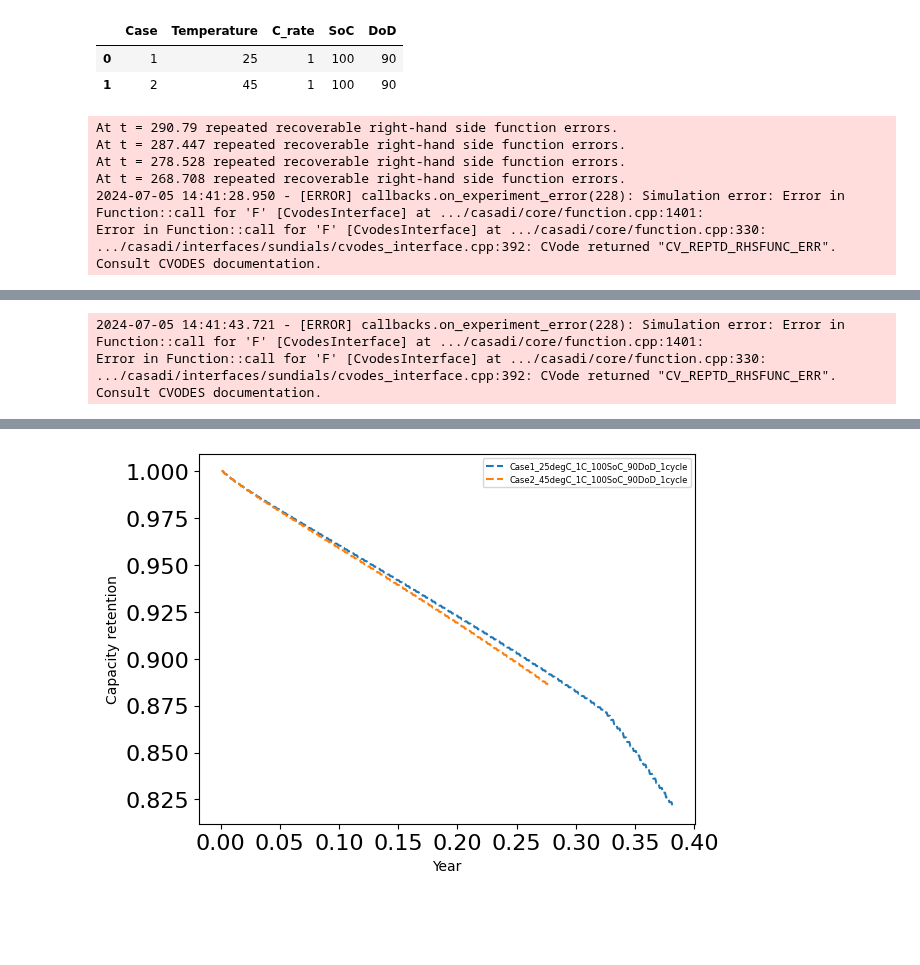
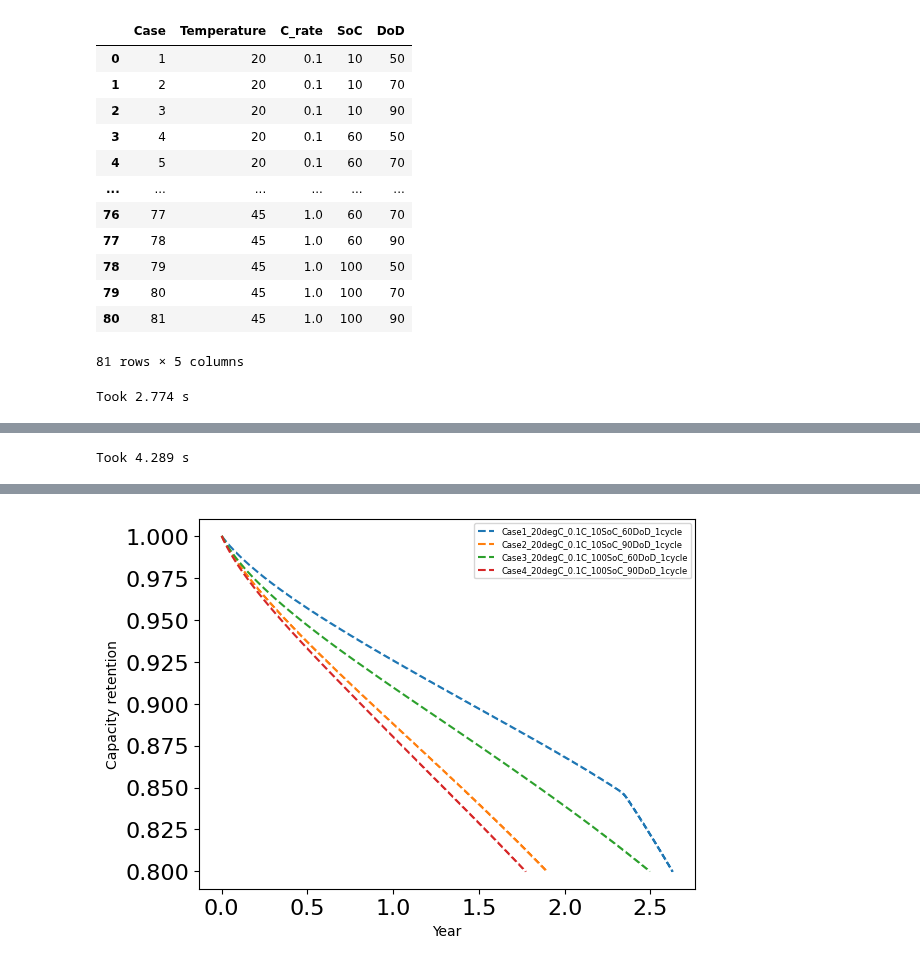
Before and after one commit to ganmadche/PyBaMMlocal, a Jupyter notebook: wip/ageingstudies.ipynb, the cells around one changed output, grey strips where cells are left out. Cells and saved outputs as stored; diff of their text form; code cells hidden in the pictures; blank space fills up the shorter version.

Commit message:
good total model

```diff
--- a/wip/ageingstudies.ipynb
+++ b/wip/ageingstudies.ipynb
@@ -123,8 +123,8 @@ def volume_change_Ai2020(sto, c_s_max):
 # %%
 # LAM parameters update
 
-parameter_values.update({"Positive electrode LAM constant proportional term [s-1]": 0.01/3600,
-                         "Negative electrode LAM constant proportional term [s-1]": 0.15/3600,
+parameter_values.update({"Positive electrode LAM constant proportional term [s-1]": 0.1/3600,
+                         "Negative electrode LAM constant proportional term [s-1]": 0.5/3600,
 
                          "Positive electrode LAM constant exponential term": 2.0*1.1,
                          "Negative electrode critical stress [Pa]": 60000000.0*1,
@@ -188,22 +188,32 @@ parameter_values.update({"Typical plated lithium concentration [mol.m-3]": 1000.
 from itertools import product
 
 
-temp_list = [25, 45]
-crate_list = [1]
-soc_list = [100]
-dod_list = [ 90] #60, 70,
+temp_list = [20, 25, 45] #25,
+crate_list = [0.1,0.3, 1] #,
+soc_list = [10, 60, 100] #,
+dod_list = [50, 70, 90] #60, 70,
 
 all_cases = list(product(temp_list, crate_list, soc_list, dod_list))
 
 df = pd.DataFrame(all_cases,columns = ["Temperature", "C_rate", "SoC", "DoD"])
 df.insert(0, "Case", range(1, len(df)+1))
-#df.to_csv(f"{current_directory}/ageingresults/Cases_for_ageing.csv2", index=False)
+df.to_csv(f"{current_directory}/ageingresults2/Cases_for_ageing.csv", index=False)
 # %%
 df
 # %% [output]
 |  | Case | Temperature | C_rate | SoC | DoD |
-| 0 | 1 | 25 | 1 | 100 | 90 |
-| 1 | 2 | 45 | 1 | 100 | 90 |
+| 0 | 1 | 20 | 0.1 | 10 | 50 |
+| 1 | 2 | 20 | 0.1 | 10 | 70 |
+| 2 | 3 | 20 | 0.1 | 10 | 90 |
+| 3 | 4 | 20 | 0.1 | 60 | 50 |
+| 4 | 5 | 20 | 0.1 | 60 | 70 |
+| ... | ... | ... | ... | ... | ... |
+| 76 | 77 | 45 | 1.0 | 60 | 70 |
+| 77 | 78 | 45 | 1.0 | 60 | 90 |
+| 78 | 79 | 45 | 1.0 | 100 | 50 |
+| 79 | 80 | 45 | 1.0 | 100 | 70 |
+| 80 | 81 | 45 | 1.0 | 100 | 90 |
+81 rows × 5 columns
 # %%
 atol = 1e-3
 rtol = 1e-3
@@ -211,12 +221,12 @@ dt_max = 1000
 cycles_per_day = 1
 days_per_year = 365
 years_for_sim = 5
-termination_capacity = 80
+termination_capacity = 60
 time_per_cycle = 24/cycles_per_day #in hours
 soc_upper_cutoff = 1
 soc_lower_cutoff = 0
 max_dod = soc_upper_cutoff - soc_lower_cutoff
-crate_ref = 0.2
+crate_ref = 0.1
 period_charge_discharge = 5
 period_rest = 120
 safe_solver = pybamm.CasadiSolver(atol=atol, rtol=rtol, mode="safe", dt_max= dt_max)
@@ -227,7 +237,7 @@ simcase_list = []
 experiment_list = []
 no_steps_list = []
 
-for n in range(len(df)):
+for n in range(len(df)): #[11]: #
     tempC_case = df["Temperature"][n]
     simcase = df["Case"][n]
     dod_case = df["DoD"][n]*0.01
@@ -242,7 +252,14 @@ for n in range(len(df)):
     # sim0 = pybamm.Simulation(model=model, parameter_values= parameter_values, experiment=exp0)
     # sol0 = sim0.solve()
 
-    model1 = model  #.set_initial_conditions_from(sol0)
+    if soc_case == 1:
+        model1 = model  #.set_initial_conditions_from(sol0)
+    else:
+        exp0 = pybamm.Experiment([(f"Charge at {crate_ref}C until 4.2V", "Hold at 4.2V until 50 mA", f"Discharge at {crate_ref}C for {t_soc0} minutes")])
+        sim0 = pybamm.Simulation(model=model, parameter_values= parameter_values, experiment=exp0)
+        sol0 = sim0.solve()
+        model1 = model.set_initial_conditions_from(sol0)
+
 
     discharge_time = int(60/crate*dod_case) # in minutes
     charge_time = int(60/crate*dod_case) # in minutes
@@ -281,7 +298,7 @@ for n in range(len(df)):
     df2 = pd.DataFrame(df2)
     df2["Days"] =cycle1/(steps_total*cycles_per_day)
     df2["Capacity Retention"] = Q1/Q1[0]
-    #df2.to_csv(f"{current_directory}/ageingresults/Case{simcase}_{tempC_case}degC_{crate}C_{soc_case*100}SoC_{dod_case*100}DoD_{cycles_per_day}cycle.csv")
+    df2.to_csv(f"{current_directory}/ageingresults2/Case{simcase}_{tempC_case}degC_{crate}C_{soc_case*100}SoC_{dod_case*100}DoD_{cycles_per_day}cycle.csv")
 
     plt.plot(cycle1/(steps_total*cycles_per_day)/days_per_year,Q1/Q1[0],"--", label =f"Case{simcase}_{tempC_case}degC_{crate}C_{int(soc_case*100)}SoC_{int(dod_case*100)}DoD_{cycles_per_day}cycle")
     plt.legend(fontsize=6)
@@ -296,12 +313,6 @@ df_conditions["simcase"] = simcase_list
 df_conditions["Experiment"] = experiment_list
 df_conditions["n_steps"] = no_steps_list
 
-#df_conditions.to_csv(f"{current_directory}/ageingresults/experiments.csv")
+df_conditions.to_csv(f"{current_directory}/ageingresults2/experiments.csv")
 # %% [output]
-At t = 290.79 repeated recoverable right-hand side function errors.
-At t = 287.447 repeated recoverable right-hand side function errors.
-At t = 278.528 repeated recoverable right-hand side function errors.
-At t = 268.708 repeated recoverable right-hand side function errors.
-2024-07-05 14:41:28.950 - [ERROR] callbacks.on_experiment_error(228): Simulation error: Error in Function::call for 'F' [CvodesInterface] at .../casadi/core/function.cpp:1401:
-Error in Function::call for 'F' [CvodesInterface] at .../casadi/core/function.cpp:330:
-.../casadi/interfaces/sundials/cvodes_interface.cpp:392: CVode returned "CV_REPTD_RHSFUNC_ERR". Consult CVODES documentation.
+Took 2.774 s
@@ -309,3 +320 @@ Took 225.074 ms
-2024-07-05 14:41:43.721 - [ERROR] callbacks.on_experiment_error(228): Simulation error: Error in Function::call for 'F' [CvodesInterface] at .../casadi/core/function.cpp:1401:
-Error in Function::call for 'F' [CvodesInterface] at .../casadi/core/function.cpp:330:
-.../casadi/interfaces/sundials/cvodes_interface.cpp:392: CVode returned "CV_REPTD_RHSFUNC_ERR". Consult CVODES documentation.
+Took 4.289 s
@@ -313,4 +322,4 @@ Took 169.862 ms
-[figure, old version]
+[figure, new version]
 # %%
 df3 = pd.read_csv(f"{current_directory}/ageingresults/Cases_for_ageing.csv")
 cycles_per_day =1
```
Also changed, not shown: parts of 4 cells of this notebook.
